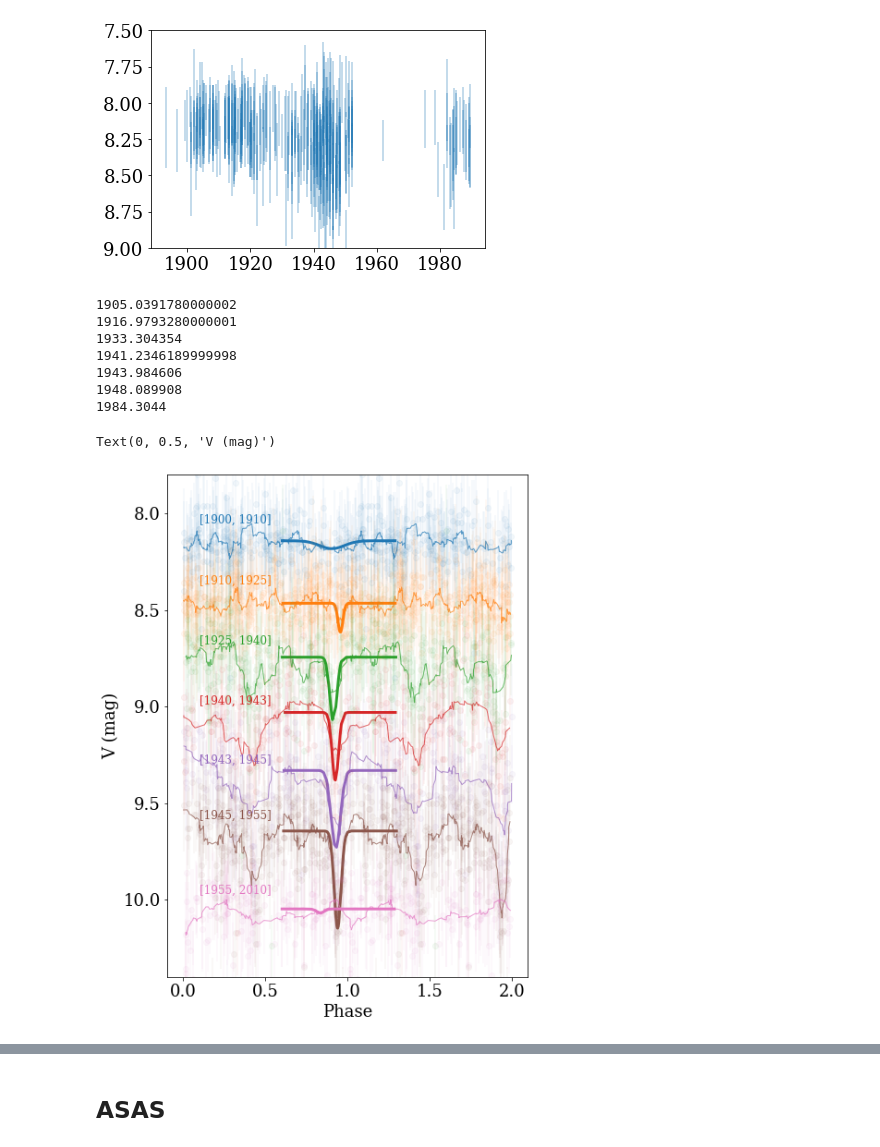
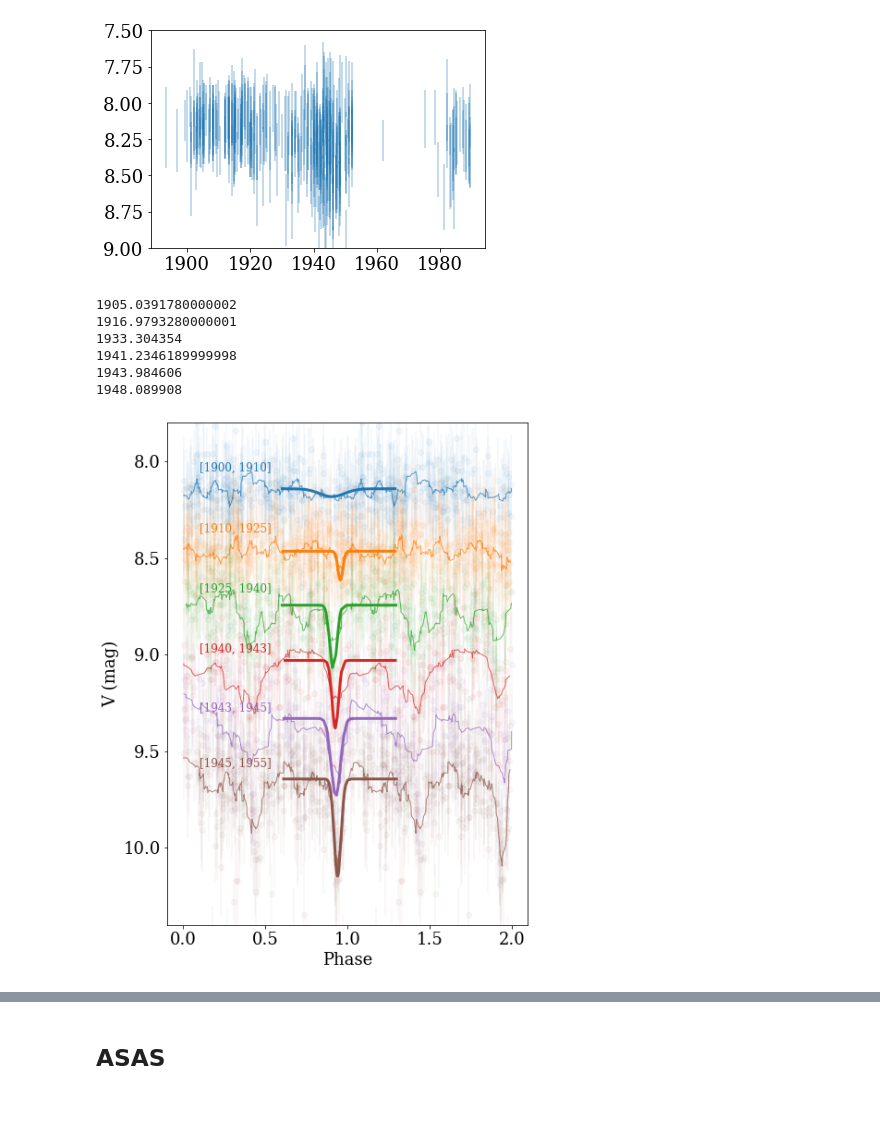
Before and after one commit to jradavenport/HS-Hya, a Jupyter notebook: makeplots.ipynb, the cells around one changed output, grey strips where cells are left out. Cells and saved outputs as stored; diff of their text form; code cells hidden in the pictures; blank space fills up the shorter version.

```diff
--- a/makeplots.ipynb
+++ b/makeplots.ipynb
@@ -277,7 +285,8 @@ trange = [[1900,1910],
           [1940,1943],
           [1943,1945],
           [1945,1955],
-          [1955,2010]]
+#           [1955,2010]
+         ]
 
 offset = 0.
 doff = 0.3
@@ -305,36 +314,35 @@ for k in range(len(trange)):
     plt.text(0.1, np.nanmedian(smo) + offset - 0.1, str(trange[k]), color='C'+str(k), fontsize=12 )
 
 
     xr = np.where((xdata > 0.6) & (xdata < 1.3) & np.isfinite(ydata))[0]
     p0 = [0.1, np.nanmedian(ydata), 0.9, 0.05]
     bnds = [(0., 8., 0.7, 0.015), (1.5, 8.5, 1.2, 0.2)]
     fit, cov = curve_fit(gaus, xdata[xr], ydata[xr], p0=p0, bounds=bnds, sigma=edata[xr], absolute_sigma=True)
 
     fit_dasch = np.vstack((fit_dasch, fit))
     err_dasch = np.vstack((err_dasch, np.sqrt(np.diag(cov))))
     time_dasch = np.append(time_dasch, np.nanmedian(dasch['Date'].values[dbest][Hok[ss]] - BJD0_tess))
 
     print(np.nanmedian(dasch['year'].values[dbest][Hok]))
     plt.plot(xdata[xr], gaus(xdata[xr], *fit) + offset, c='C'+str(k), lw=3)
 
     offset += doff
 
 fit_dasch = fit_dasch[1:]
 err_dasch = err_dasch[1:]
 plt.gca().invert_yaxis()
 plt.ylim(10.4, 7.8)
 plt.xlabel('Phase')
 plt.ylabel('V (mag)')
+plt.savefig('dasch_lc.pdf', dpi=150, bbox_inches='tight', pad_inches=0.25)
 # %% [output]
 1905.0391780000002
 1916.9793280000001
 1933.304354
 1941.2346189999998
 1943.984606
 1948.089908
-1984.3044
-Text(0, 0.5, 'V (mag)')
-[figure, old version]
+[figure, new version]
 # %%
 err_dasch
 # %% [output]
```
Also changed, not shown: parts of 10 cells of this notebook.
